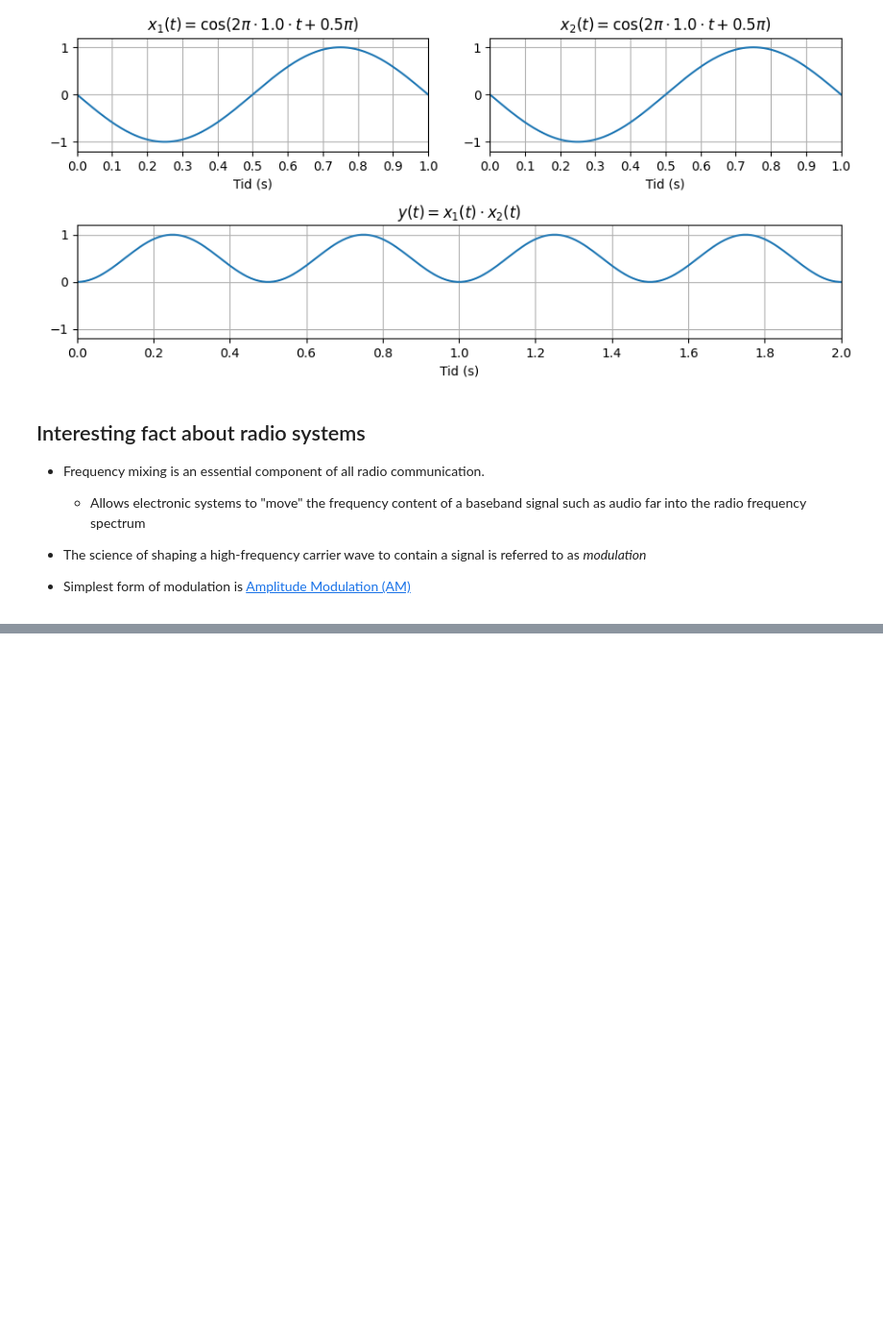
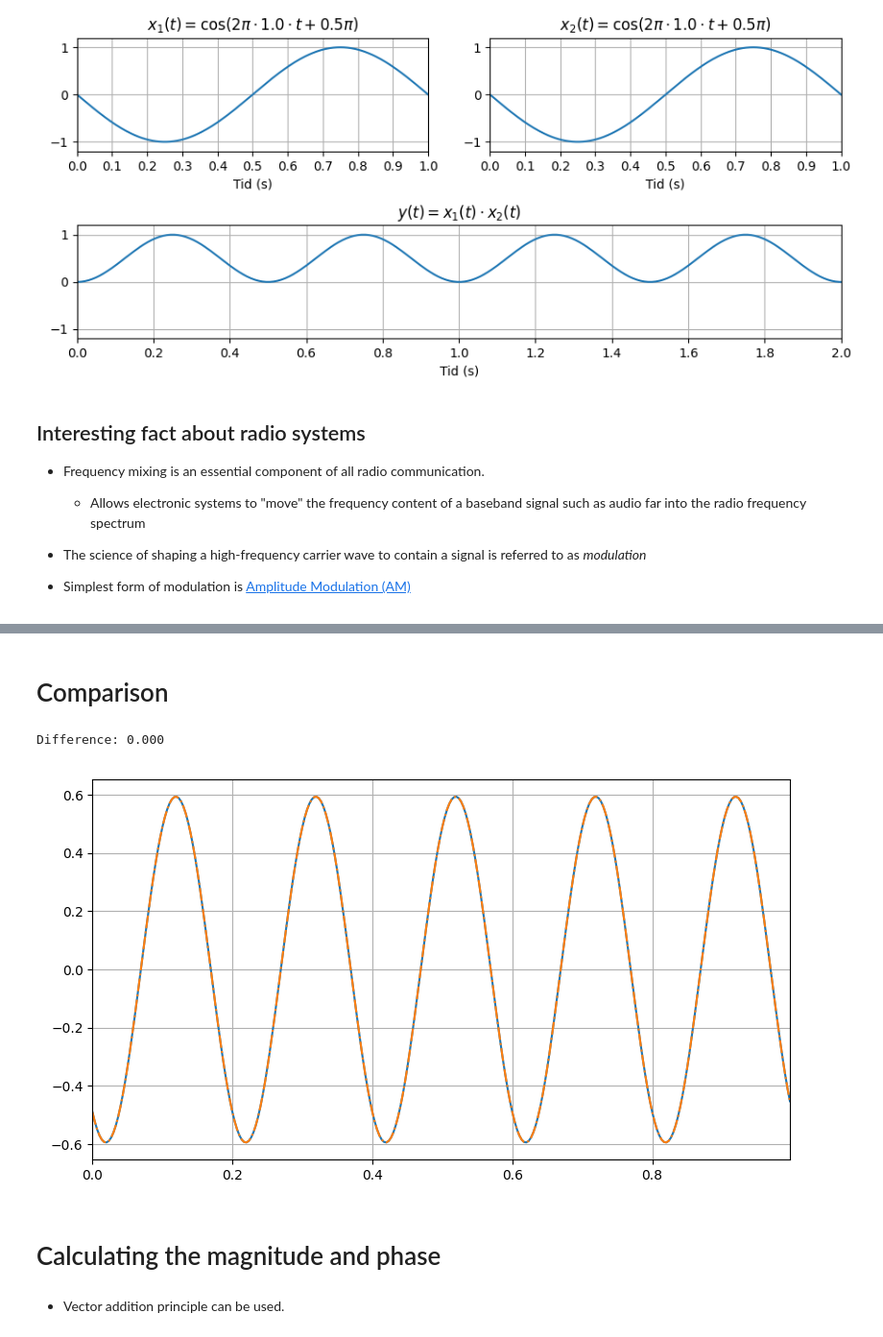
Before and after one commit to kaierih/AIS2201-Lecture_Notes, a Jupyter notebook: continuous_signals/sinusoids.ipynb, the cells around one changed output, grey strips where cells are left out. Shown at 96% size. Saved outputs shown, nothing was run; the diff lists cells and outputs as text; code cells hidden in the pictures; blank space fills up the shorter version.

```diff
--- a/continuous_signals/sinusoids.ipynb
+++ b/continuous_signals/sinusoids.ipynb
@@ -360,0 +371,15 @@ plt.legend(loc="upper right")
+# %% [markdown]
+# Comparison
+# %%
+x_reconstructed = 2*Ax_half*cos(2*pi*f*t) + 2*Ay_half*sin(2*pi*f*t)
+plt.figure()
+plt.plot(t, x_reconstructed)
+plt.plot(t, x, '-.')
+print(f"Difference: {sum(abs(x-x_reconstructed)):.3f}")
+# %% [output]
+Difference: 0.000
+[figure, added]
+# %% [markdown]
+# Calculating the magnitude and phase
+# %% [markdown]
+* Vector addition principle can be used.
```
Also changed, not shown: parts of 15 cells of this notebook, 6 other files.
